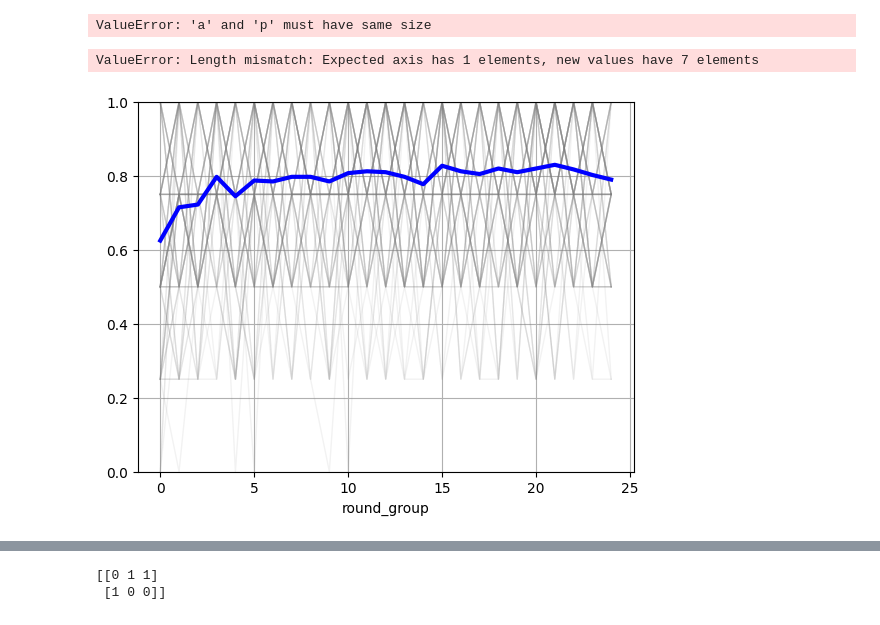
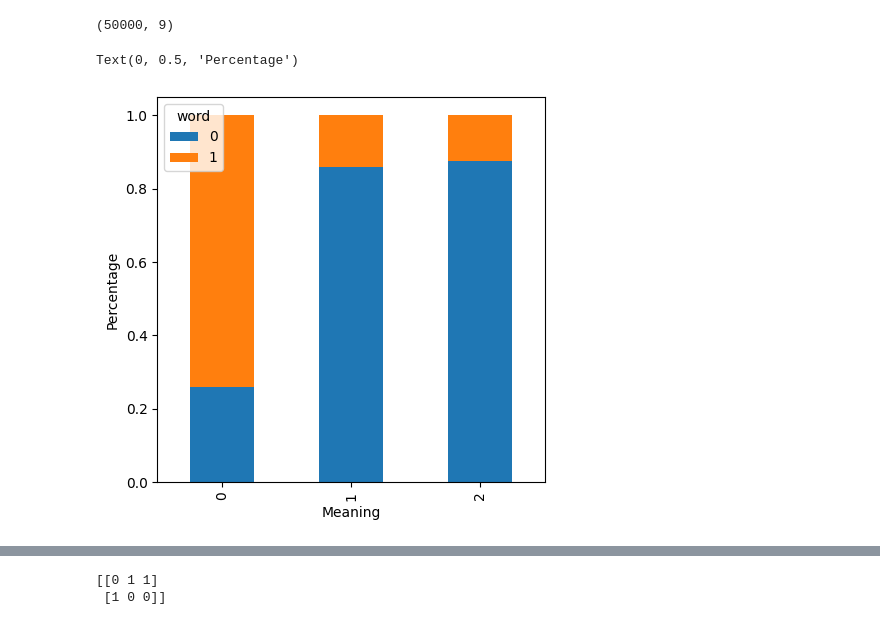
Before and after one commit to alexeykosh/2023-lexical-uncertainty-context-model, a Jupyter notebook: src/notebooks/RSA_lexical_uncertainty.ipynb, the cells around one changed output, grey strips where cells are left out. Drawn from its saved outputs; the diff is of its cells as text; code cells hidden in the pictures.

```diff
--- a/src/notebooks/RSA_lexical_uncertainty.ipynb
+++ b/src/notebooks/RSA_lexical_uncertainty.ipynb
@@ -80,7 +98,7 @@ def one_round(a, b, m, c):
 posteriors = []
 logs = defaultdict(lambda: defaultdict(dict))
 
-for t in range(100):
+for t in range(500):
     a = Agent(alpha, prior, C, 2, 3, contexts)
     b = Agent(alpha, prior, C, 2, 3, contexts)
 
@@ -95,35 +113,46 @@ for t in range(100):
             logs[t][_]['word'] = w
             logs[t][_]['guess'] = g
             logs[t][_]['correct'] = 1 if tr else 0
+            logs[t][_]['lexicon_a'] = a.max_prob_L()
+            logs[t][_]['lexicon_b'] = b.max_prob_L()
         else:
             tr, w, g = one_round(b, a, m, c)
             logs[t][_]['word'] = w
             logs[t][_]['guess'] = g
             logs[t][_]['correct'] = 1 if tr else 0
+            logs[t][_]['lexicon_a'] = a.max_prob_L()
+            logs[t][_]['lexicon_b'] = b.max_prob_L()
 
     posteriors.append(a.prob_lexicon)
     posteriors.append(b.prob_lexicon)
-# %% [output]
-ValueError: 'a' and 'p' must have same size
 # %%
 # logs to df
 df = pd.DataFrame.from_dict({(i,j): logs[i][j]
                             for i in logs.keys()
                             for j in logs[i].keys()},
                             orient='index').reset_index()
-df.columns = ['trial', 'round', 'word', 'guess', 'meaning', 'context', 'correct']
+df.columns = ['trial', 'round', 'meaning', 'context', 'word', 'guess', 'correct', 'lexicon_a', 'lexicon_b']
+# only keep lexicons where the average accuracy over the last 80 rounds is > 2/3
+df = df[df.groupby('trial')['correct'].transform(lambda x: x.iloc[-80:].mean()) > 2/3]
+df.shape
 # %% [output]
-ValueError: Length mismatch: Expected axis has 1 elements, new values have 7 elements
+(50000, 9)
+# %%
+# only keep last entries of lexicon_a and lexicon_b for each trial but keep the rest intact
+df_ = df.sort_values(['trial', 'round']).groupby('trial').tail(1).reset_index(drop=True)
+# create a trial - lexicon dictionary
+trial_lexicon = dict(zip(df_.trial, df_.lexicon_a))
+# add lexicon column to df
+df['lexicon'] = df.trial.map(trial_lexicon)
 # %%
 # group rounds by 4
 df['round_group'] = df['round'] // 4
-# %%
-# plot every individual trial as a line in gray
-for i in range(100):
-    plt.plot(df[df['trial'] == i].groupby('round_group')['correct'].mean(), color='gray', alpha=0.1, linewidth=1)
-df.groupby('round_group')['correct'].mean().plot(linewidth=3, color='blue')
-plt.grid()
-plt.ylim(0, 1)
-plt.show()
-# %% [output]
-[figure, removed]
+# %%
+# plot a meaning - word heatmap with number of times this combination was used using matplotlib and convert to percentage
+fig, ax = plt.subplots(figsize=(5, 5))
+df.groupby(['meaning', 'word'])['word'].count().unstack().fillna(0).apply(lambda x: x / x.sum(), axis=1).plot(kind='bar', stacked=True, ax=ax)
+ax.set_xlabel('Meaning')
+ax.set_ylabel('Percentage')
+# %% [output]
+Text(0, 0.5, 'Percentage')
+[figure, added]
```
Also changed, not shown: parts of 11 cells of this notebook.
